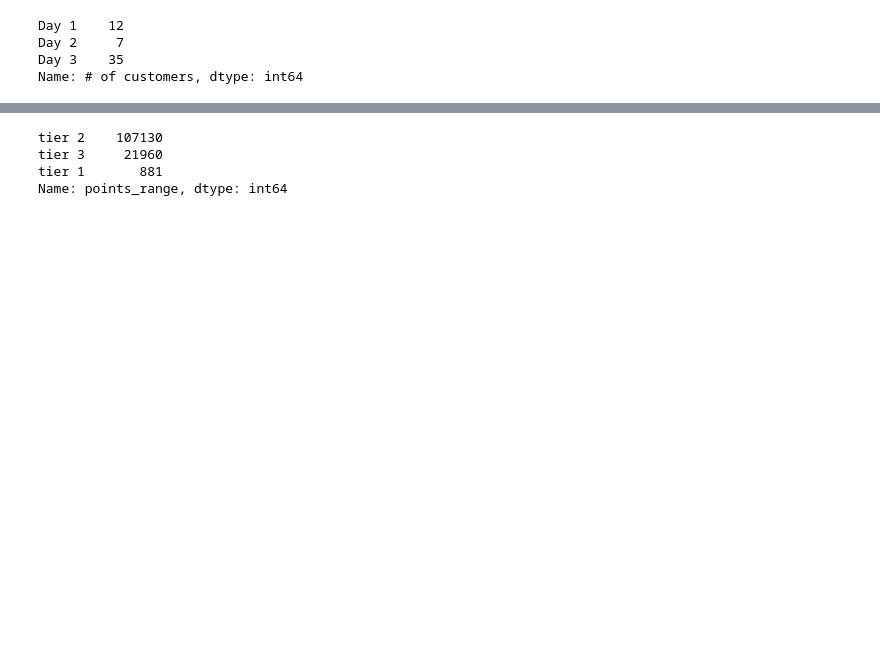
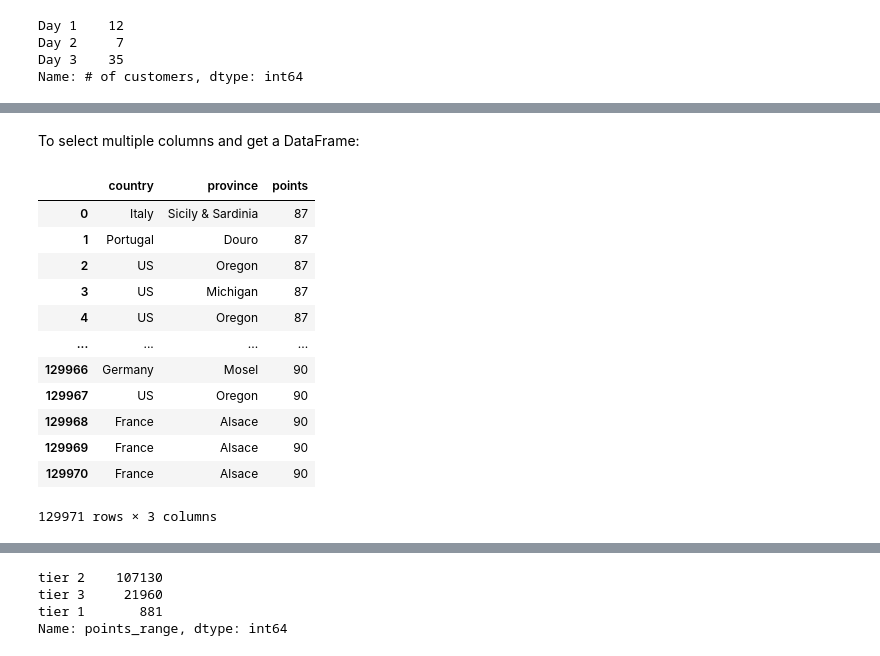
Before and after one commit to lucad1396/data_desk, a Jupyter notebook: pandas_guide.ipynb, the cells around one changed output, grey strips where cells are left out. Drawn from its saved outputs; the diff is of its cells as text; code cells hidden in the pictures; blank space fills up the shorter version.

```diff
--- a/pandas_guide.ipynb
+++ b/pandas_guide.ipynb
@@ -858,0 +201,18 @@ Three main approaches:
+# %% [markdown]
+To select multiple columns and get a DataFrame:
+# %%
+wine_data[['country', 'province', 'points']]
+# %% [output]
+|  | country | province | points |
+| 0 | Italy | Sicily & Sardinia | 87 |
+| 1 | Portugal | Douro | 87 |
+| 2 | US | Oregon | 87 |
+| 3 | US | Michigan | 87 |
+| 4 | US | Oregon | 87 |
+| ... | ... | ... | ... |
+| 129966 | Germany | Mosel | 90 |
+| 129967 | US | Oregon | 90 |
+| 129968 | France | Alsace | 90 |
+| 129969 | France | Alsace | 90 |
+| 129970 | France | Alsace | 90 |
+129971 rows × 3 columns
```
Also changed, not shown: parts of 233 cells of this notebook.
